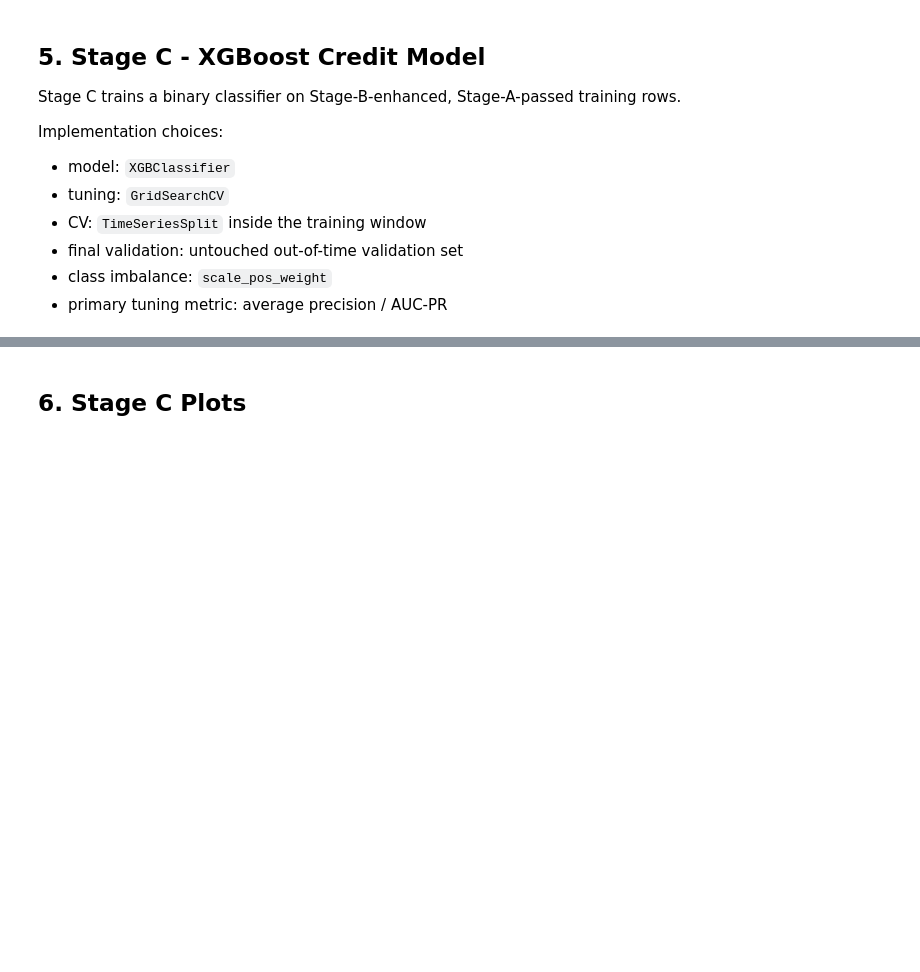
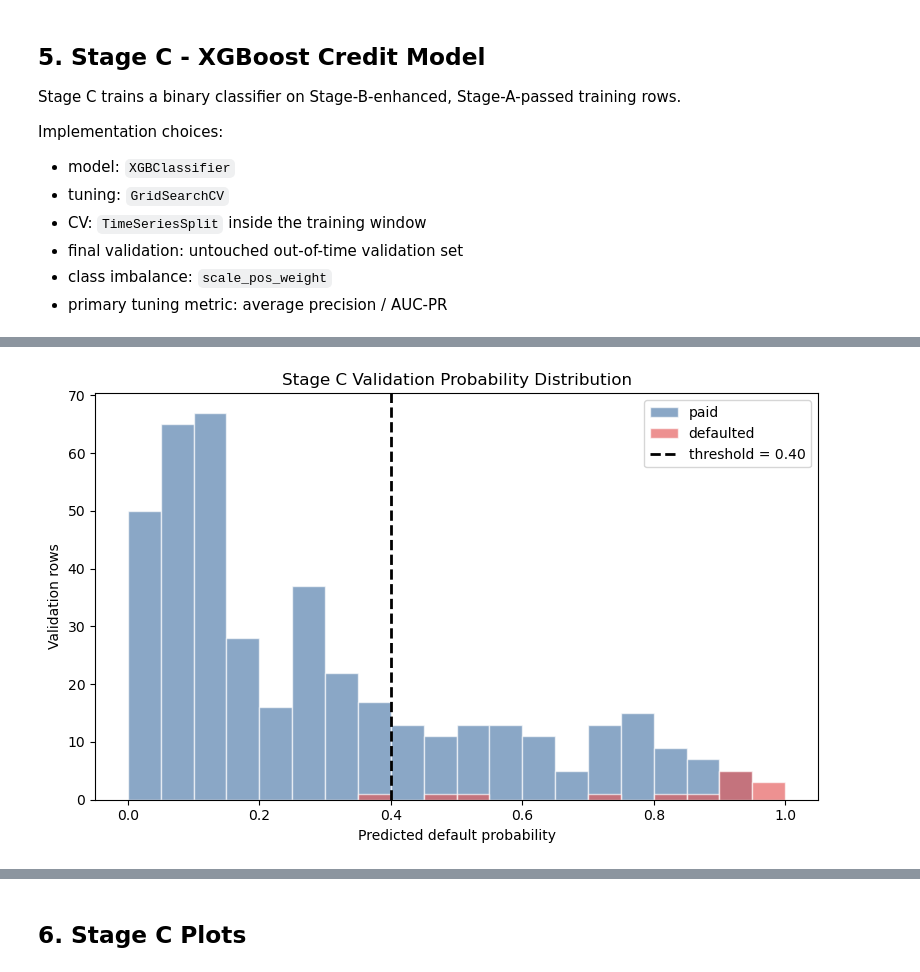
Before and after one commit to pendyal1/ai_credit_intelligence, a Jupyter notebook: notebooks/01_data_understanding_eda.ipynb, the cells around one changed output, grey strips where cells are left out. Saved outputs shown, nothing was run; the diff lists cells and outputs as text; code cells hidden in the pictures; blank space fills up the shorter version.

```diff
--- a/notebooks/01_data_understanding_eda.ipynb
+++ b/notebooks/01_data_understanding_eda.ipynb
@@ -268,0 +577,26 @@ stage_c_calibration
+# %%
+validation_eval = stage_c_validation_predictions.copy()
+validation_eval['stage_c_error_type'] = np.select(
+    [
+        (validation_eval['defaulted'].eq(1) & validation_eval['stage_c_predicted_default'].eq(1)),
+        (validation_eval['defaulted'].eq(0) & validation_eval['stage_c_predicted_default'].eq(0)),
+        (validation_eval['defaulted'].eq(0) & validation_eval['stage_c_predicted_default'].eq(1)),
+        (validation_eval['defaulted'].eq(1) & validation_eval['stage_c_predicted_default'].eq(0)),
+    ],
+    ['true_positive', 'true_negative', 'false_positive', 'false_negative'],
+    default='unknown',
+)
+
+error_summary = (
+    validation_eval.groupby(['stage_c_error_type', 'stage_b_benchmark_band'], dropna=False)
+    .agg(
+        rows=('transaction_id', 'size'),
+        avg_probability=('stage_c_default_probability', 'mean'),
+        avg_benchmark_score=('stage_b_benchmark_score', 'mean'),
+        avg_peer_outliers=('stage_b_peer_outlier_count', 'mean'),
+    )
+    .reset_index()
+    .sort_values(['stage_c_error_type', 'rows'], ascending=[True, False])
+)
+
+error_summary
@@ -268,0 +612,16 @@ stage_c_calibration
+# %%
+fig, ax = plt.subplots(figsize=(8, 5))
+bins = np.linspace(0, 1, 21)
+for defaulted_value, label, color in [(0, 'paid', '#4C78A8'), (1, 'defaulted', '#E45756')]:
+    subset = validation_eval.loc[validation_eval['defaulted'].eq(defaulted_value), 'stage_c_default_probability']
+    ax.hist(subset, bins=bins, alpha=0.65, label=label, color=color, edgecolor='white')
+
+threshold = stage_c_metrics.loc[stage_c_metrics['split'].eq('validation'), 'threshold'].iloc[0]
+ax.axvline(threshold, color='black', linestyle='--', linewidth=2, label=f'threshold = {threshold:.2f}')
+ax.set_title('Stage C Validation Probability Distribution')
+ax.set_xlabel('Predicted default probability')
+ax.set_ylabel('Validation rows')
+ax.legend()
+plt.tight_layout()
+# %% [output]
+[figure, added]
```
Also changed, not shown: parts of 32 cells of this notebook, 33 other files.
